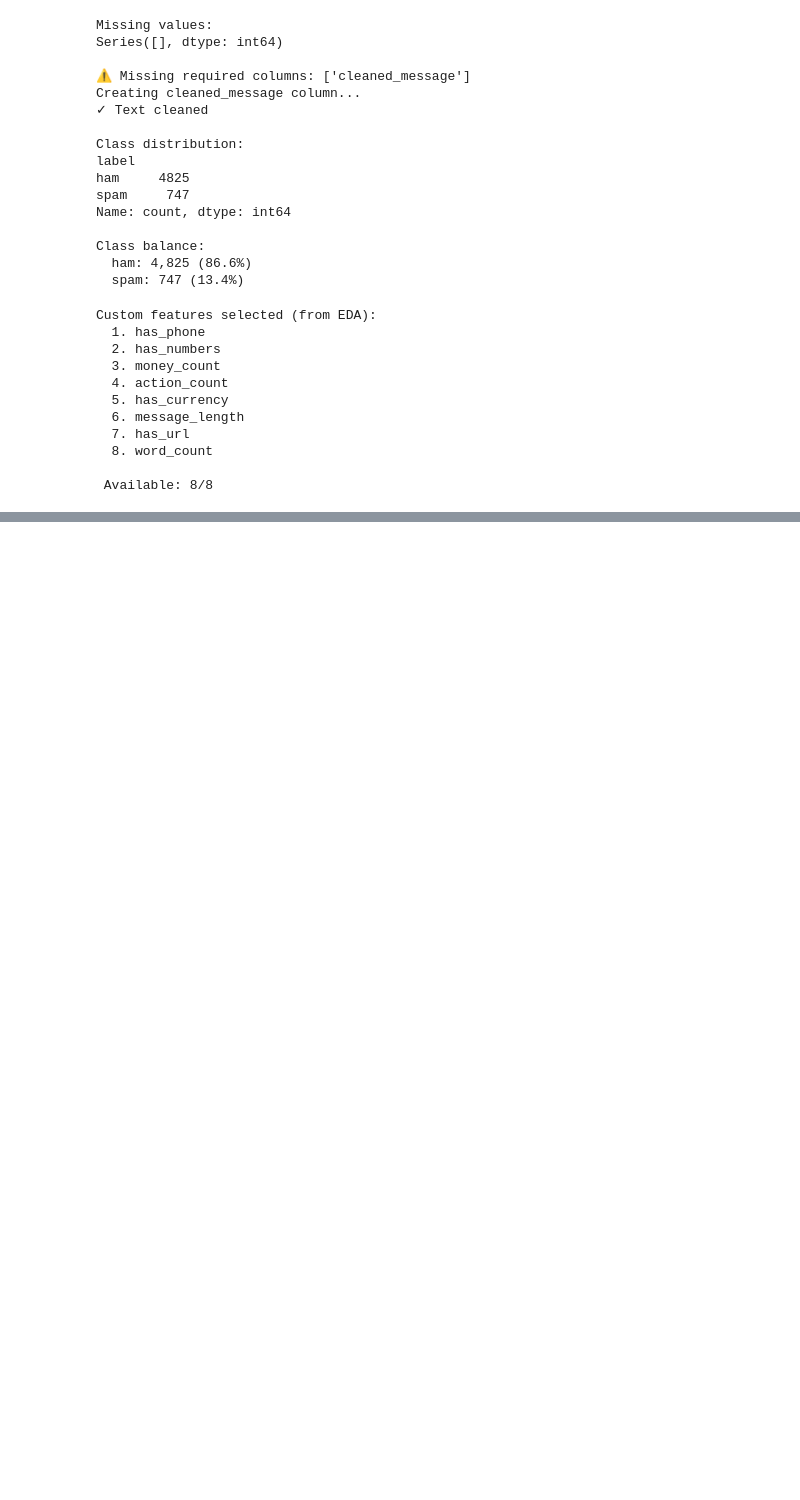
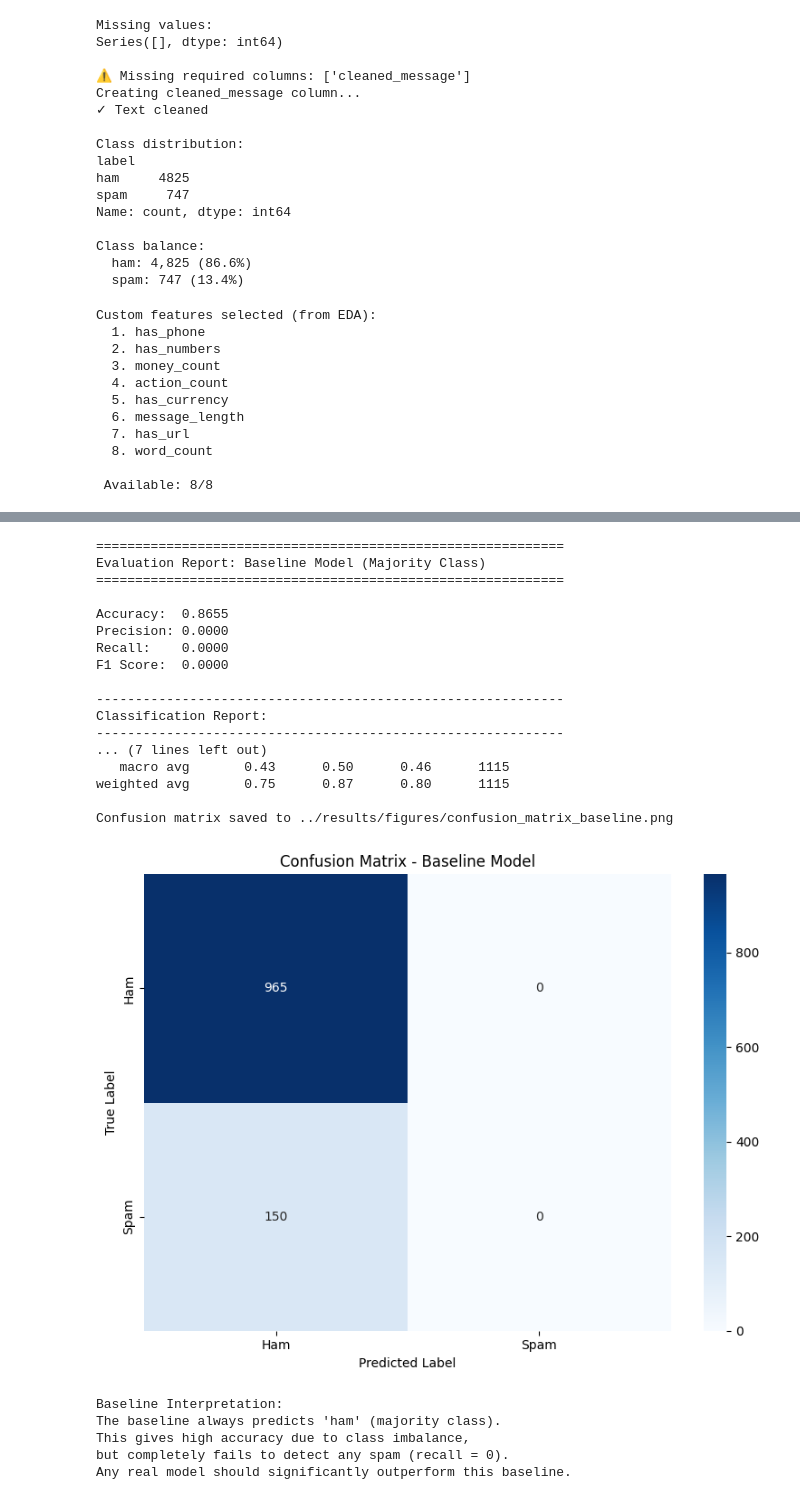
Before and after one commit to gnpthbalaji/ham_vs_spam_text_classification, a Jupyter notebook: notebooks/02.ham_spam_main.ipynb, the cells around one changed output, grey strips where cells are left out. Saved outputs shown, nothing was run; the diff lists cells and outputs as text; code cells hidden in the pictures; blank space fills up the shorter version.

Commit message:
Baseline model

```diff
--- a/notebooks/02.ham_spam_main.ipynb
+++ b/notebooks/02.ham_spam_main.ipynb
@@ -184,0 +256,16 @@ Custom features selected (from EDA):
+# %%
+# Combining TF-IDF features with custom features
+
+# Convert custom features to float to ensure compatibility with sparse matrices
+X_train_custom_float = X_train_custom.astype(float)
+X_test_custom_float = X_test_custom.astype(float)
+
+X_train_combined = hstack([X_train_tfidf, X_train_custom_float])
+X_test_combined = hstack([X_test_tfidf, X_test_custom_float])
+
+print(f"\nCombined feature matrix:")
+print(f"  TF-IDF features: {X_train_tfidf.shape[1]}")
+print(f"  Custom features: {X_train_custom_float.shape[1]}")
+print(f"  Total features:  {X_train_combined.shape[1]}")
+print(f"\nTraining shape: {X_train_combined.shape}")
+print(f"Test shape:     {X_test_combined.shape}")
@@ -184,0 +280,50 @@ Custom features selected (from EDA):
+# %%
+# Baseline Model
+
+baseline = train_baseline_model(X_train_combined, y_train)
+
+# Predictions
+y_pred_baseline = baseline.predict(X_test_combined)
+
+# Evaluation
+print_evaluation_report(y_test, y_pred_baseline, "Baseline Model (Majority Class)")
+
+# Confusion matrix
+fig, ax = plot_confusion_matrix(
+    y_test,
+    y_pred_baseline,
+    "Baseline Model",
+    save_path='../results/figures/confusion_matrix_baseline.png'
+)
+plt.show()
+
+# Store metrics
+baseline_metrics = evaluate_model(y_test, y_pred_baseline, "Baseline")
+
+
+print("\nBaseline Interpretation:")
+print("The baseline always predicts 'ham' (majority class).\nThis gives high accuracy due to class imbalance,\nbut completely fails to detect any spam (recall = 0).\nAny real model should significantly outperform this baseline.")
+# %% [output]
+============================================================
+Evaluation Report: Baseline Model (Majority Class)
+============================================================
+
+Accuracy:  0.8655
+Precision: 0.0000
+Recall:    0.0000
+F1 Score:  0.0000
+
+------------------------------------------------------------
+Classification Report:
+------------------------------------------------------------
+... (7 lines left out)
+   macro avg       0.43      0.50      0.46      1115
+weighted avg       0.75      0.87      0.80      1115
+
+Confusion matrix saved to ../results/figures/confusion_matrix_baseline.png
+[figure, added]
+Baseline Interpretation:
+The baseline always predicts 'ham' (majority class).
+This gives high accuracy due to class imbalance,
+but completely fails to detect any spam (recall = 0).
+Any real model should significantly outperform this baseline.
```
Also changed, not shown: parts of 4 cells of this notebook, 2 other files.
